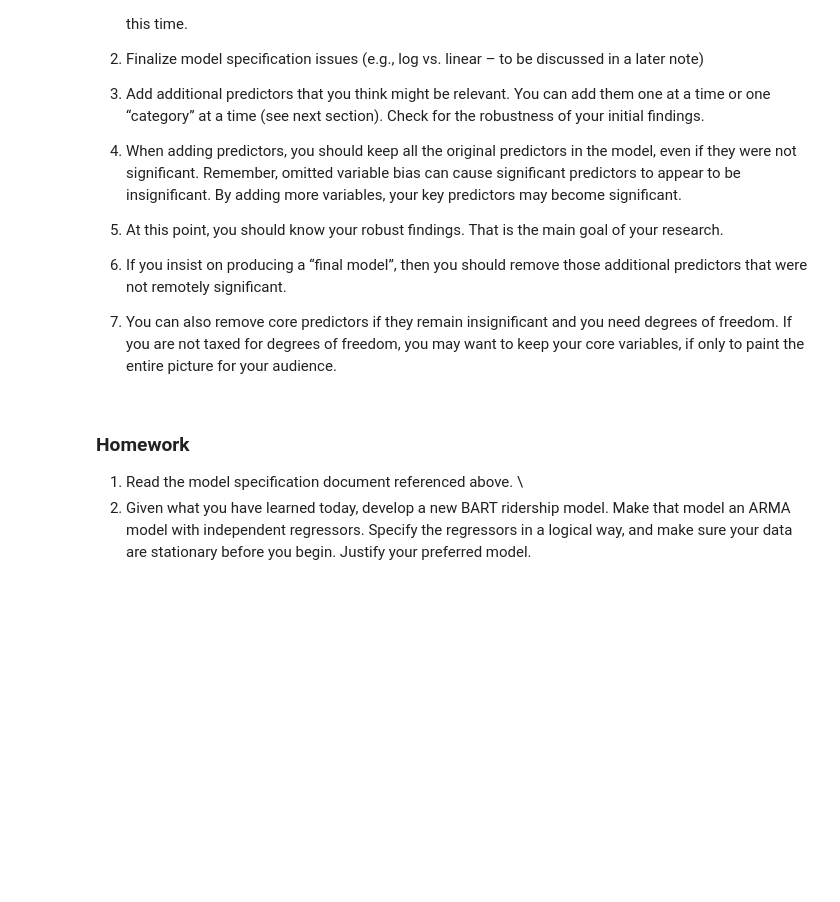
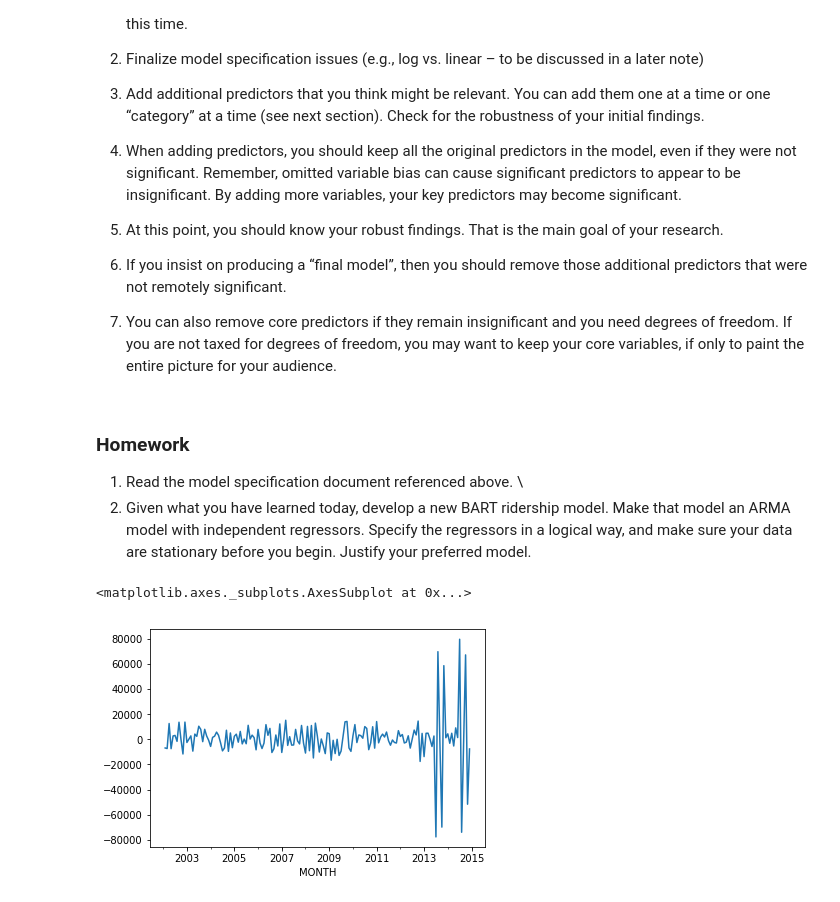
Before and after one commit to jawadmhoque/ce599, a Jupyter notebook: 24-Three Cs/Three Cs.ipynb, the cells around one changed output. Drawn from its saved outputs; the diff is of its cells as text; code cells hidden in the pictures; blank space fills up the shorter version.

```diff
--- a/24-Three Cs/Three Cs.ipynb
+++ b/24-Three Cs/Three Cs.ipynb
@@ -292,3 +292,14 @@ They suggest:
 
 1. Read the model specification document referenced above. \
 2. Given what you have learned today, develop a new BART ridership model.  Make that model an ARMA model with independent regressors.  Specify the regressors in a logical way, and make sure your data are stationary before you begin.  Justify your preferred model.
+# %%
+# drop missing values# drop
+bart = bart.dropna()
+
+# calculate second difference
+diff = bart - bart.shift(12)
+diff2 = diff - diff.shift(1)
+diff2['RIDERS'].plot()
+# %% [output]
+<matplotlib.axes._subplots.AxesSubplot at 0x...>
+[figure, added]
```
Also changed, not shown: parts of 7 cells of this notebook.
